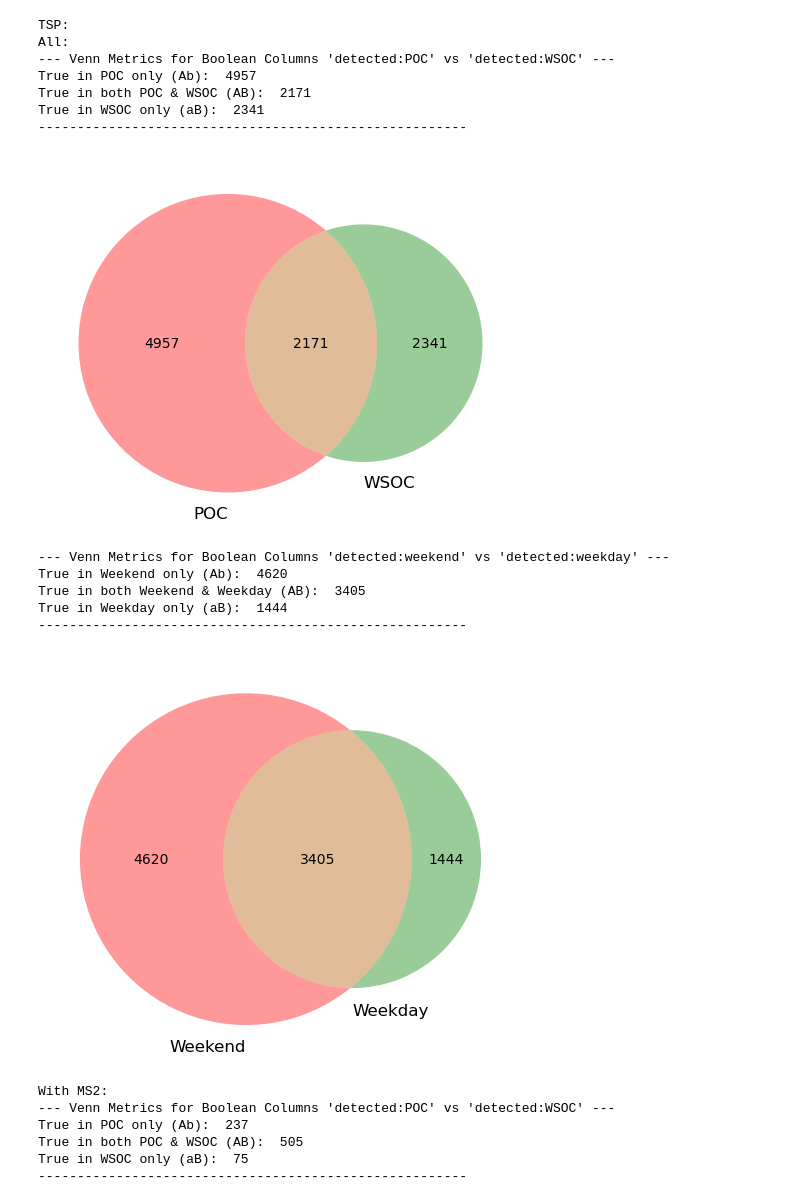
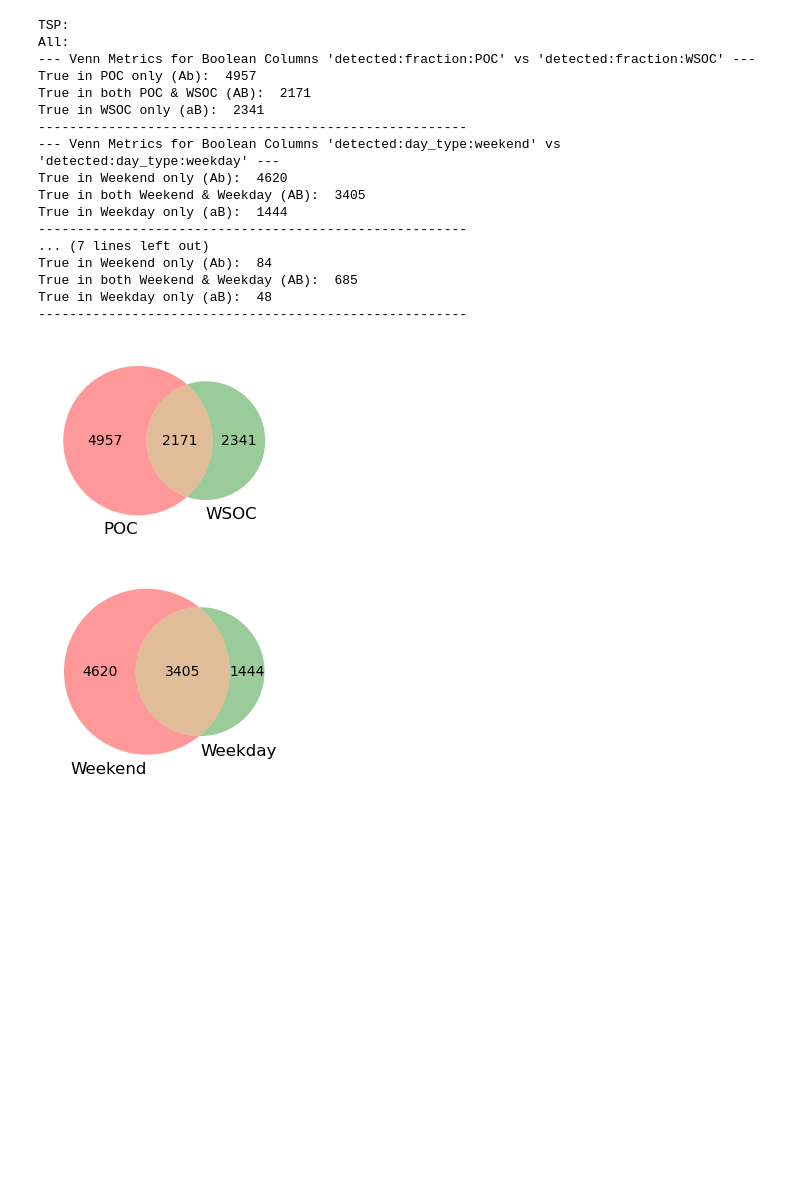
Before and after one commit to arnelammers/COMPASS, a Jupyter notebook: thesis/notebooks/additional_figures.ipynb, the cells around one changed output. Saved outputs shown, nothing was run; the diff lists cells and outputs as text; code cells hidden in the pictures; blank space fills up the shorter version.

Commit message:
added additional figures

```diff
--- a/thesis/notebooks/additional_figures.ipynb
+++ b/thesis/notebooks/additional_figures.ipynb
@@ -4,7 +4,7 @@ import pandas as pd
 from matplotlib_venn import venn2
 # %%
 def calculate_and_plot_venn(
-    df: pd.DataFrame, col_a: str, col_b: str, label_a: str = "A", label_b: str = "B"
+    df: pd.DataFrame, col_a: str, col_b: str, label_a: str , label_b: str , output: str
 ) -> dict:
     mask_a = df[col_a].astype(bool)
     mask_b = df[col_b].astype(bool)
@@ -22,47 +22,45 @@ def calculate_and_plot_venn(
     print("-" * 55)
 
     # Generate the plot
-    plt.figure(figsize=(6, 6))
+    fig, ax = plt.subplots(figsize=(3, 3))
 
     # subsets=(Ab, aB, AB)
-    venn2(subsets=(a_not_b, b_not_a, a_and_b), set_labels=(label_a, label_b))
+    venn2(subsets=(a_not_b, b_not_a, a_and_b), set_labels=(label_a, label_b), ax=ax)
 
-
-    plt.show()
+    fig.savefig(output, dpi=300)
 # %%
 print('TSP:')
 print('All:')
 
 da_tsp_df=pd.read_csv('../results/easvolee_tsp_pos/analysis/features/da.csv', low_memory=False)
 
 
-calculate_and_plot_venn(da_tsp_df, 'detected:POC','detected:WSOC', "POC",'WSOC')
-calculate_and_plot_venn(da_tsp_df, 'detected:weekend','detected:weekday', "Weekend",'Weekday')
+calculate_and_plot_venn(da_tsp_df, 'detected:fraction:POC','detected:fraction:WSOC', "POC",'WSOC','../additional_figures/venn_tsp_fraction.png')
+calculate_and_plot_venn(da_tsp_df, 'detected:day_type:weekend','detected:day_type:weekday', "Weekend",'Weekday','../additional_figures/venn_tsp_daytype.png')
 
 da_tsp_ms2_df=da_tsp_df[da_tsp_df['has_ms2']]
 
 print('With MS2:')
 
-calculate_and_plot_venn(da_tsp_ms2_df, 'detected:POC','detected:WSOC', "POC",'WSOC')
-calculate_and_plot_venn(da_tsp_ms2_df, 'detected:weekend','detected:weekday', "Weekend",'Weekday')
+calculate_and_plot_venn(da_tsp_ms2_df, 'detected:fraction:POC','detected:fraction:WSOC', "POC",'WSOC','../additional_figures/venn_tsp_fraction_blank.png')
+calculate_and_plot_venn(da_tsp_ms2_df, 'detected:day_type:weekend','detected:day_type:weekday', "Weekend",'Weekday','../additional_figures/venn_tsp_daytype_blank.png')
 # %% [output]
 TSP:
 All:
---- Venn Metrics for Boolean Columns 'detected:POC' vs 'detected:WSOC' ---
+--- Venn Metrics for Boolean Columns 'detected:fraction:POC' vs 'detected:fraction:WSOC' ---
 True in POC only (Ab):  4957
 True in both POC & WSOC (AB):  2171
 True in WSOC only (aB):  2341
 -------------------------------------------------------
+--- Venn Metrics for Boolean Columns 'detected:day_type:weekend' vs 'detected:day_type:weekday' ---
+True in Weekend only (Ab):  4620
+True in both Weekend & Weekday (AB):  3405
+True in Weekday only (aB):  1444
+-------------------------------------------------------
+... (7 lines left out)
+True in Weekend only (Ab):  84
+True in both Weekend & Weekday (AB):  685
+True in Weekday only (aB):  48
+-------------------------------------------------------
-[figure, old version]
+[figure, new version]
---- Venn Metrics for Boolean Columns 'detected:weekend' vs 'detected:weekday' ---
-True in Weekend only (Ab):  4620
-True in both Weekend & Weekday (AB):  3405
-True in Weekday only (aB):  1444
--------------------------------------------------------
-[figure, old version]
+[figure, new version]
-With MS2:
---- Venn Metrics for Boolean Columns 'detected:POC' vs 'detected:WSOC' ---
-True in POC only (Ab):  237
-True in both POC & WSOC (AB):  505
-True in WSOC only (aB):  75
--------------------------------------------------------
```
Also changed, not shown: parts of 5 cells of this notebook, 12 other files.
